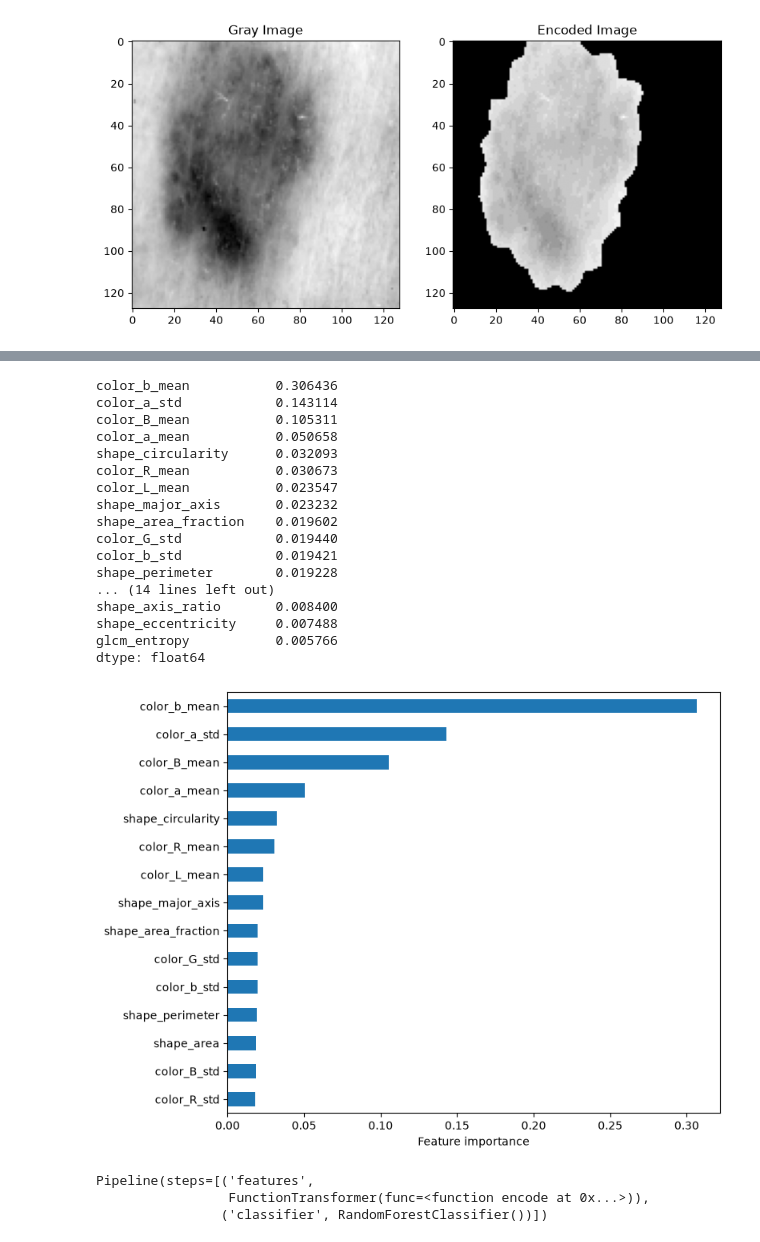
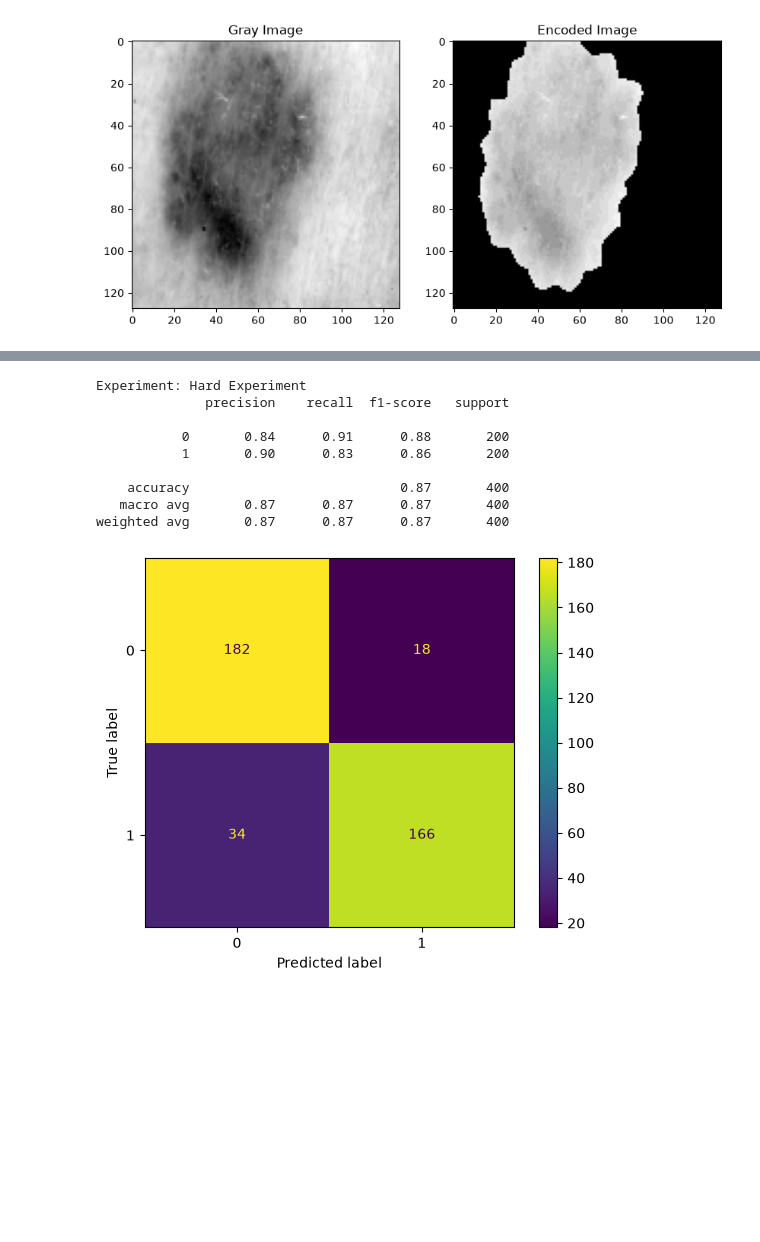
Before and after one commit to lkwinta/pattern-recongition, a Jupyter notebook: lab4/lab4.ipynb, the cells around one changed output, grey strips where cells are left out. Cells and saved outputs as stored; diff of their text form; code cells hidden in the pictures; blank space fills up the shorter version.

```diff
--- a/lab4/lab4.ipynb
+++ b/lab4/lab4.ipynb
@@ -295 +293,15 @@ weighted avg       0.95      0.95      0.95        57
+# %%
+clf_hard = experiment(X_train_2_encoded, y_train_2)
+evaluate(clf_hard, X_test_2_encoded, y_test_2, "Hard Experiment")
+# %% [output]
+Experiment: Hard Experiment
+              precision    recall  f1-score   support
+
+           0       0.84      0.91      0.88       200
+           1       0.90      0.83      0.86       200
+
+    accuracy                           0.87       400
+   macro avg       0.87      0.87      0.87       400
+weighted avg       0.87      0.87      0.87       400
+[figure, added]
 # %%
@@ -304,23 +318,2 @@ def plot_feature_importance(model, feature_names):
     plt.tight_layout()
     plt.show()
-# %%
-plot_feature_importance(model_1, feature_names)
-# %% [output]
-color_b_mean           0.306436
-color_a_std            0.143114
-color_B_mean           0.105311
-color_a_mean           0.050658
-shape_circularity      0.032093
-color_R_mean           0.030673
-color_L_mean           0.023547
-shape_major_axis       0.023232
-shape_area_fraction    0.019602
-color_G_std            0.019440
-color_b_std            0.019421
-shape_perimeter        0.019228
-... (14 lines left out)
-shape_axis_ratio       0.008400
-shape_eccentricity     0.007488
-glcm_entropy           0.005766
-dtype: float64
-[figure, removed]
@@ -329,6 +319,0 @@ model_2 = make_pipeline()
-# %%
-model_2.fit(X_train_2, y_train_2)
-# %% [output]
-Pipeline(steps=[('features',
-                 FunctionTransformer(func=<function encode at 0x...>)),
-                ('classifier', RandomForestClassifier())])
```
Also changed, not shown: parts of 36 cells of this notebook.
